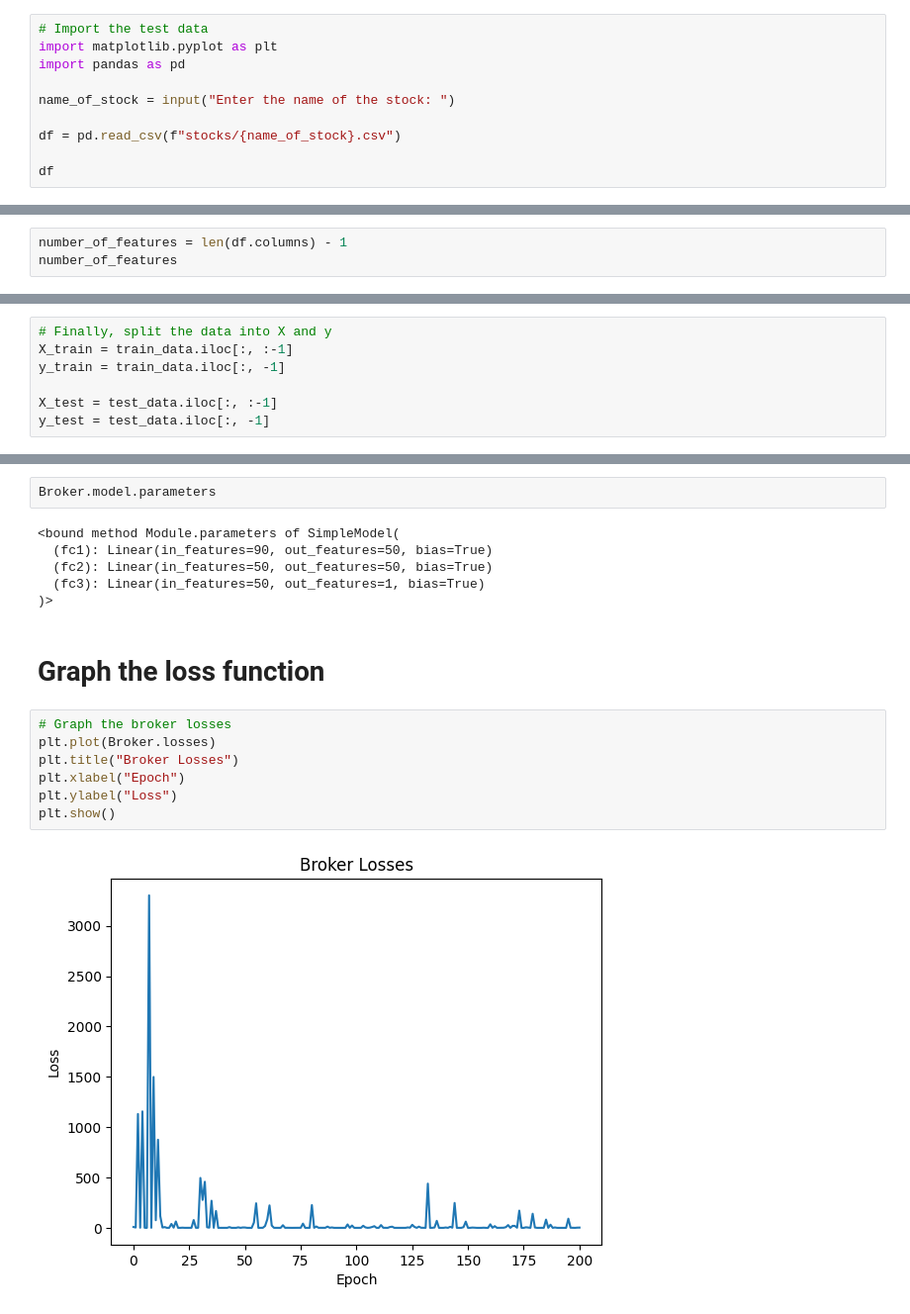
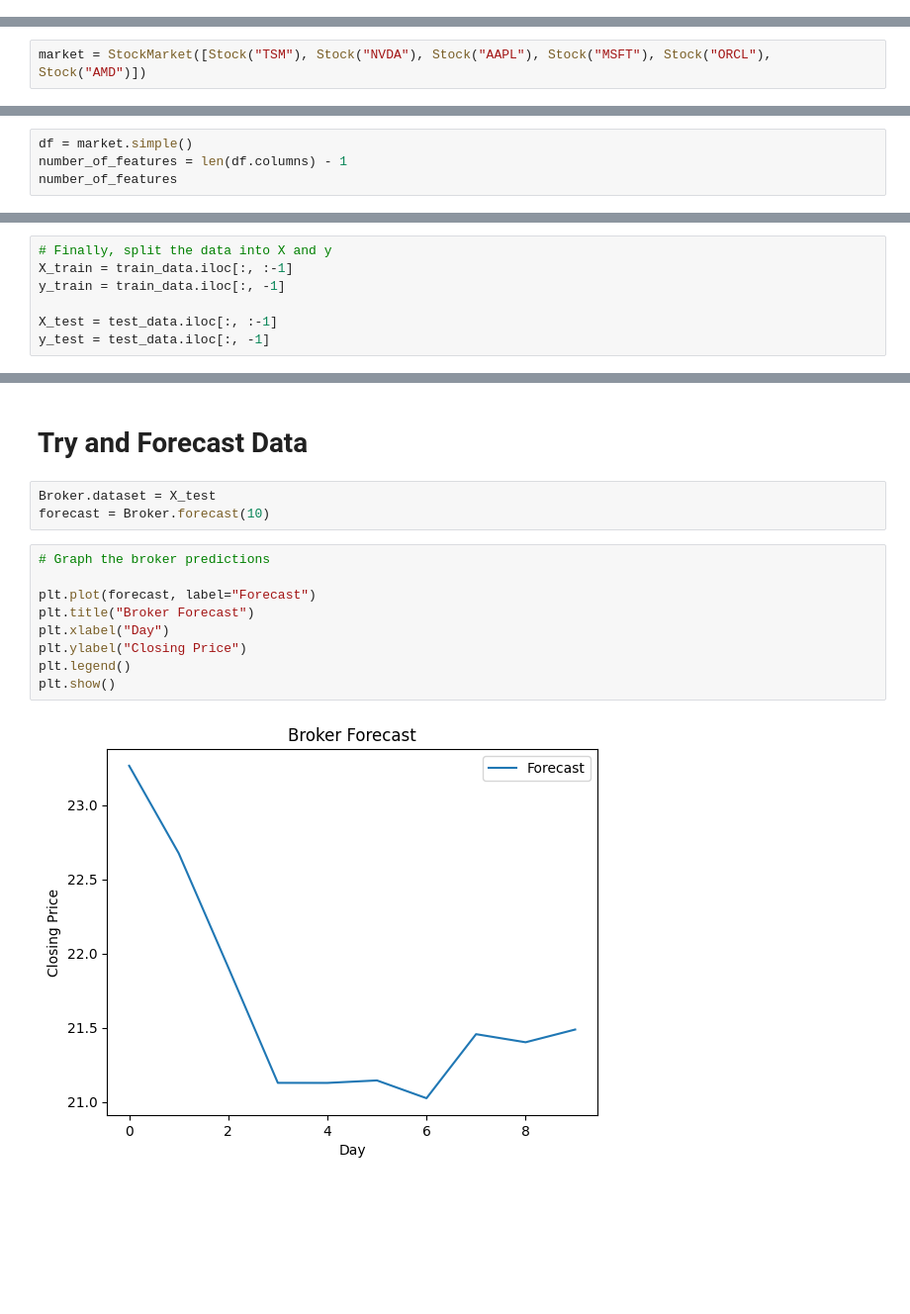
Before and after one commit to Forsyth-Creations/BrokerBob, a Jupyter notebook: brokerbob/test3.ipynb, the cells around one changed output, grey strips where cells are left out. Shown at 99% size. Drawn from its saved outputs; the diff is of its cells as text; blank space fills up the shorter version.

Commit message:
Trained on select stocks

```diff
--- a/brokerbob/test3.ipynb
+++ b/brokerbob/test3.ipynb
@@ -21,13 +23,3 @@ class SimpleModel(nn.Module):
         x = torch.relu(self.fc2(x))
         x = self.fc3(x)
         return x
-# %%
-# Import the test data
-import matplotlib.pyplot as plt
-import pandas as pd
-
-name_of_stock = input("Enter the name of the stock: ")
-
-df = pd.read_csv(f"stocks/{name_of_stock}.csv")
-
-df
@@ -72,0 +120,2 @@ df
+# %%
+market = StockMarket([Stock("TSM"), Stock("NVDA"), Stock("AAPL"), Stock("MSFT"), Stock("ORCL"), Stock("AMD")])
@@ -73,4 +146,5 @@ df
 # %%
+df = market.simple()
 number_of_features = len(df.columns) - 1
 number_of_features
 # %% [output]
@@ -256,19 +380,16 @@ Accuracy: 0.08855961405926947
-# %%
-Broker.model.parameters
-# %% [output]
-<bound method Module.parameters of SimpleModel(
-  (fc1): Linear(in_features=90, out_features=50, bias=True)
-  (fc2): Linear(in_features=50, out_features=50, bias=True)
-  (fc3): Linear(in_features=50, out_features=1, bias=True)
-)>
-# %% [markdown]
-# Graph the loss function
+# %% [markdown]
+# Try and Forecast Data
+# %%
+Broker.dataset = X_test
+forecast = Broker.forecast(10)
 # %%
-# Graph the broker losses
-plt.plot(Broker.losses)
-plt.title("Broker Losses")
-plt.xlabel("Epoch")
-plt.ylabel("Loss")
+# Graph the broker predictions
+
+plt.plot(forecast, label="Forecast")
+plt.title("Broker Forecast")
+plt.xlabel("Day")
+plt.ylabel("Closing Price")
+plt.legend()
 plt.show()
 # %% [output]
-[figure, old version]
+[figure, new version]
```
Also changed, not shown: parts of 19 cells of this notebook, 3 other files.
